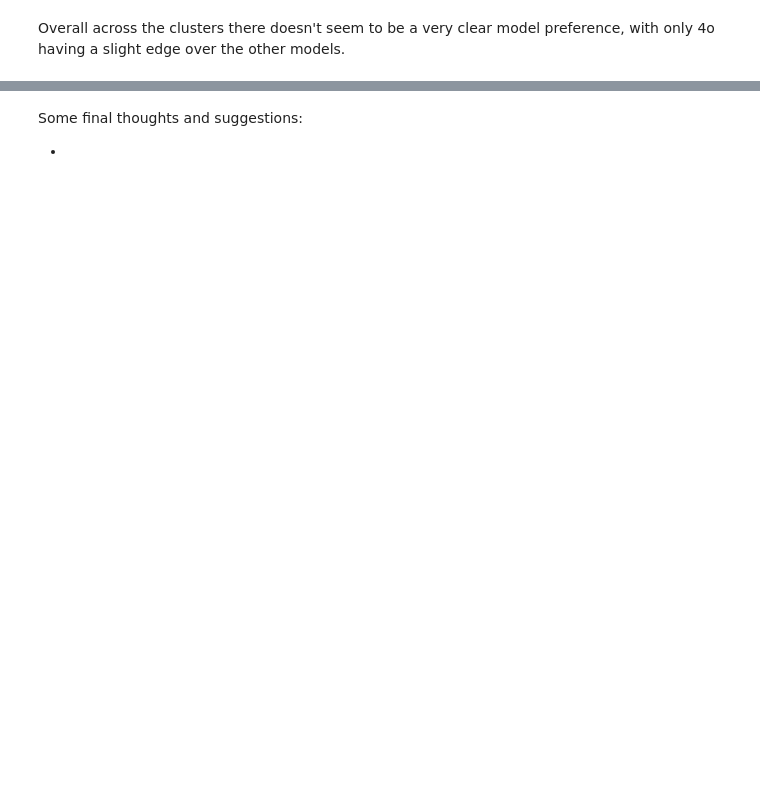
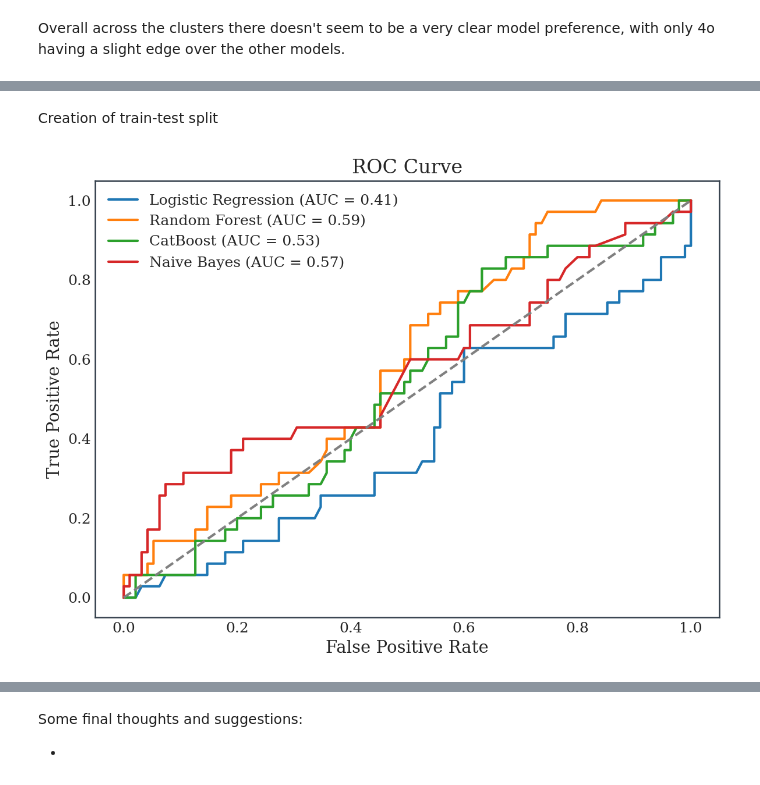
Before and after one commit to alexcaldarone/rapidata-takehome, a Jupyter notebook: rapidata_takehome.ipynb, the cells around one changed output, grey strips where cells are left out. Saved outputs shown, nothing was run; the diff lists cells and outputs as text; code cells hidden in the pictures; blank space fills up the shorter version.

```diff
--- a/rapidata_takehome.ipynb
+++ b/rapidata_takehome.ipynb
@@ -466,0 +506,2 @@ Overall across the clusters there doesn't seem to be a very clear model preferen
+# %% [markdown]
+Creation of train-test split
@@ -466,0 +520,39 @@ Overall across the clusters there doesn't seem to be a very clear model preferen
+# %%
+X_train, X_test = column_dropper.transform(X_train), column_dropper.transform(X_test)
+# %%
+logreg_pipe = Pipeline([
+    ("preprocessing", categorical_transformer),
+    ("classifier", SGDClassifier(loss="log_loss", max_iter=1000, random_state=42))
+])
+
+rf_pipe = Pipeline([
+    ("preprocessing", categorical_transformer),
+    ("classifier", RandomForestClassifier(n_estimators=100, random_state=42))
+])
+
+nb_pipe = Pipeline(steps=[
+    ("preprocessing", categorical_transformer),
+    ("classifier", CategoricalNB())
+])
+
+catboost_model = CatBoostClassifier(verbose=0, random_state=42)
+# %%
+models = [logreg_pipe, rf_pipe, catboost_model, nb_pipe]
+model_names = ["Logistic Regression", "Random Forest", "CatBoost", "Naive Bayes"]
+results = {}
+# %%
+for model, name in zip(models, model_names):
+    if isinstance(model, CatBoostClassifier):
+        train_pool = Pool(X_train, y_train, cat_features=categorical_columns)
+        test_pool = Pool(X_test, y_test, cat_features=categorical_columns)
+        model.fit(train_pool)
+        y_probs = model.predict_proba(test_pool)[:, 1]
+    else:
+        model.fit(X_train, y_train)
+        y_probs = model.predict_proba(X_test)[:, 1]
+
+    results[name] = evaluate_model(model, X_test, y_test)
+# %%
+plot_roc_curves(results)
+# %% [output]
+[figure, added]
```
Also changed, not shown: parts of 32 cells of this notebook, 9 other files.
